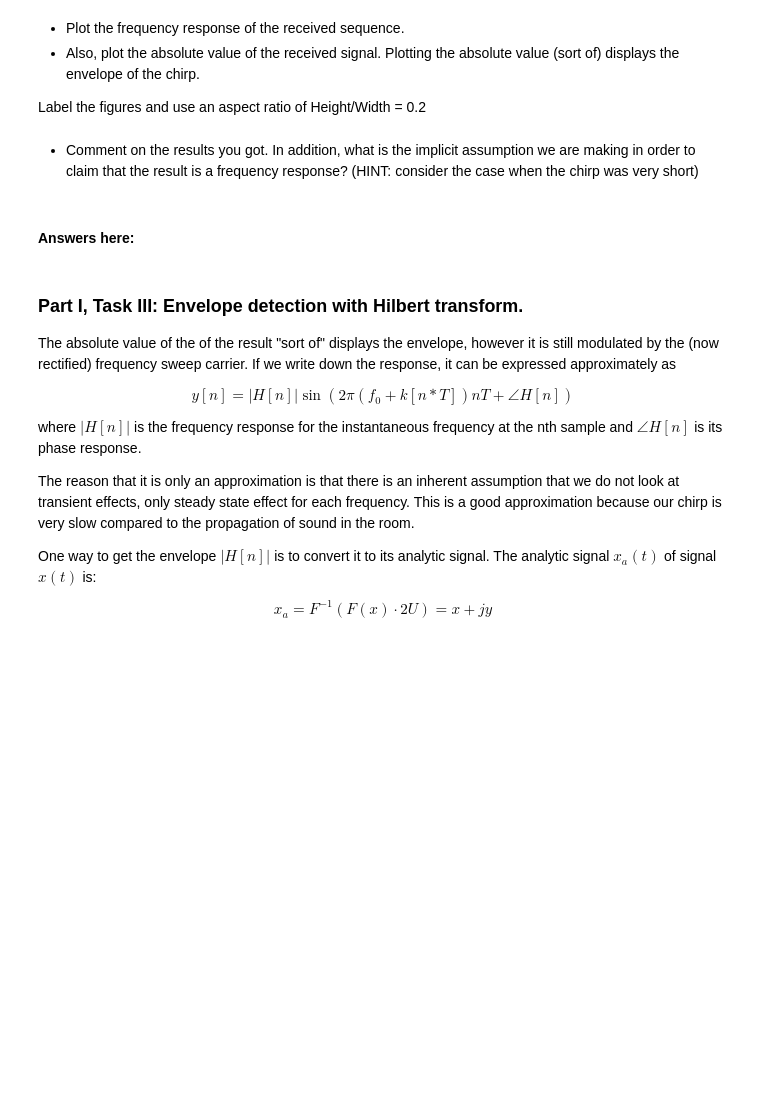
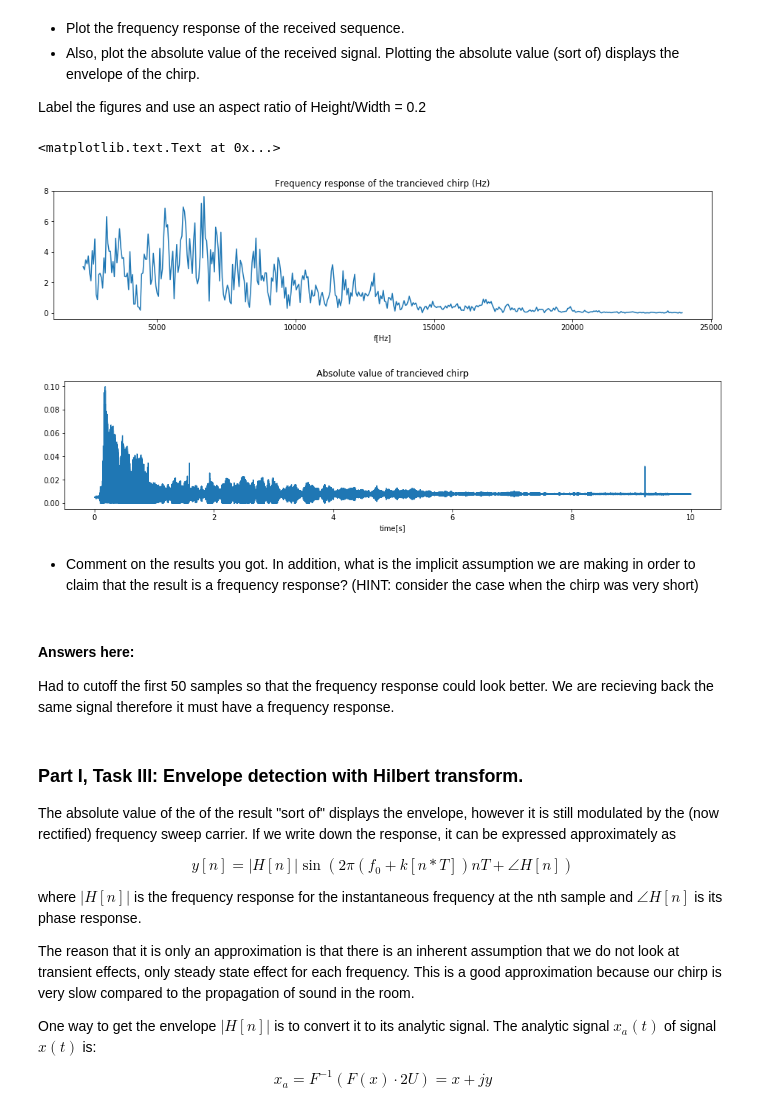
Before and after one commit to lm-t/ee123-labs, a Jupyter notebook: lab1/lab1-TimeDomain-Sonar.ipynb, the cells around one changed output. Drawn from its saved outputs; the diff is of its cells as text; code cells hidden in the pictures; blank space fills up the shorter version.

```diff
--- a/lab1/lab1-TimeDomain-Sonar.ipynb
+++ b/lab1/lab1-TimeDomain-Sonar.ipynb
@@ -323,34 +323,39 @@ Label the figures and use an aspect ratio of Height/Width = 0.2
 # %%
 ## Plot chirp response
 
 # generate frequency response of chirp
-
+w, RCV_chirp = signal.freqz(rcv_chirp)
 # generate frequency index
-
+f = w * fs/(2*np.pi)
 # generate a time index
-
+t = np.linspace(0, 10, rcv_chirp.size)
 
 
 
 
 
 
 # free code for your plot:
 width, height = figaspect(0.2)
 fig1 = figure(figsize=(width,height))
-plt.plot(f, abs( RCV_chirp ) )
+plt.plot(f[50:], abs( RCV_chirp[50:] ) )
 plt.title('Frequency response of the trancieved chirp (Hz)')
 plt.xlabel('f[Hz]')
 
 fig1 = figure(figsize=(width,height))
 plt.plot(t, abs(rcv_chirp))
 plt.title('Absolute value of trancieved chirp');
 plt.xlabel('time[s]')
+# %% [output]
+<matplotlib.text.Text at 0x...>
+[figure, added]
+[figure, added]
 # %% [markdown]
 * Comment on the results you got. In addition, what is the implicit assumption we are making in order to claim that the result is a frequency response?
 (HINT: consider the case when the chirp was very short)
-# %% [markdown]
-#### Answers here:
+# %% [markdown]
+#### Answers here:
+Had to cutoff the first 50 samples so that the frequency response could look better. We are recieving back the same signal therefore it must have a frequency response.
 # %% [markdown]
 ### Part I, Task III: Envelope detection with Hilbert transform.
 The absolute value of the of the result "sort of" displays the envelope, however it is still modulated by the (now rectified) frequency sweep carrier. If we write down the response, it can be expressed approximately as
```
Also changed, not shown: parts of 10 cells of this notebook.
